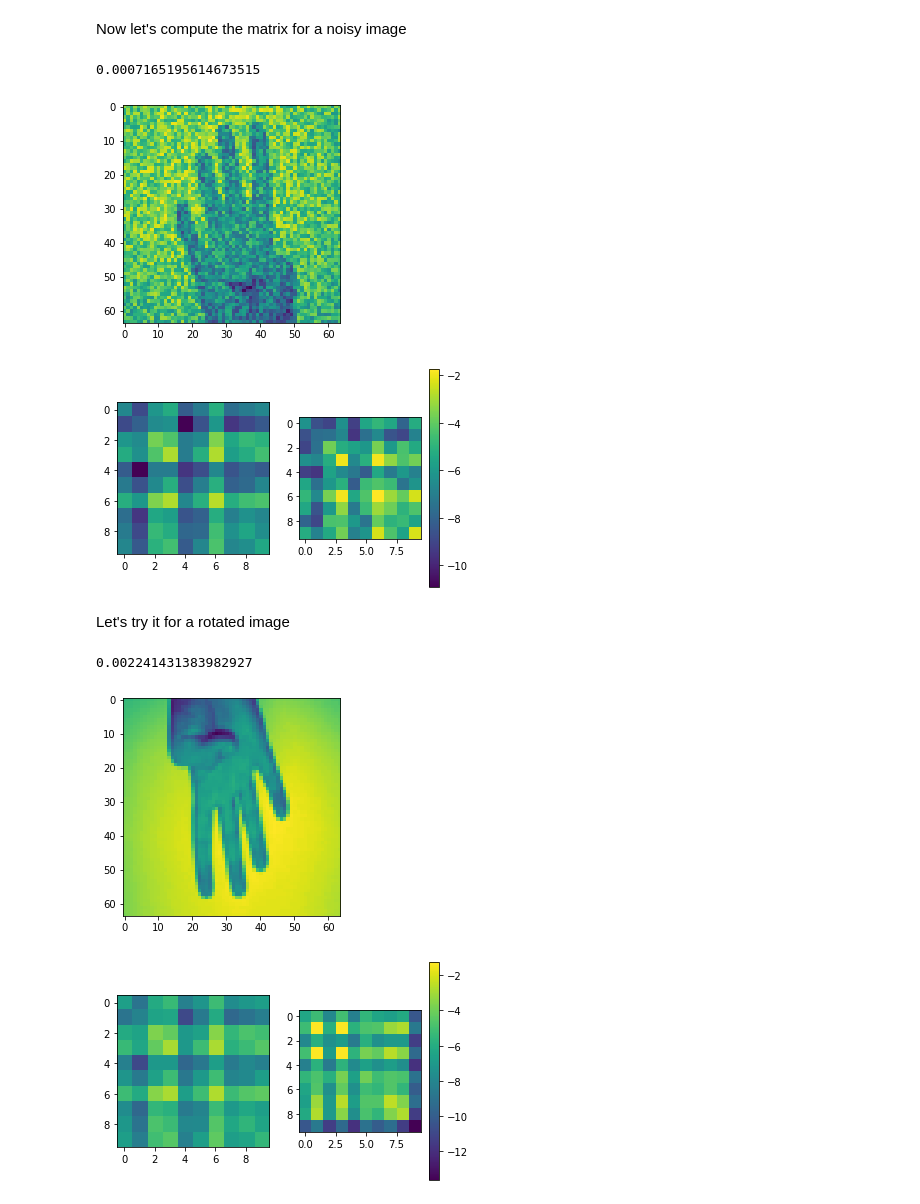
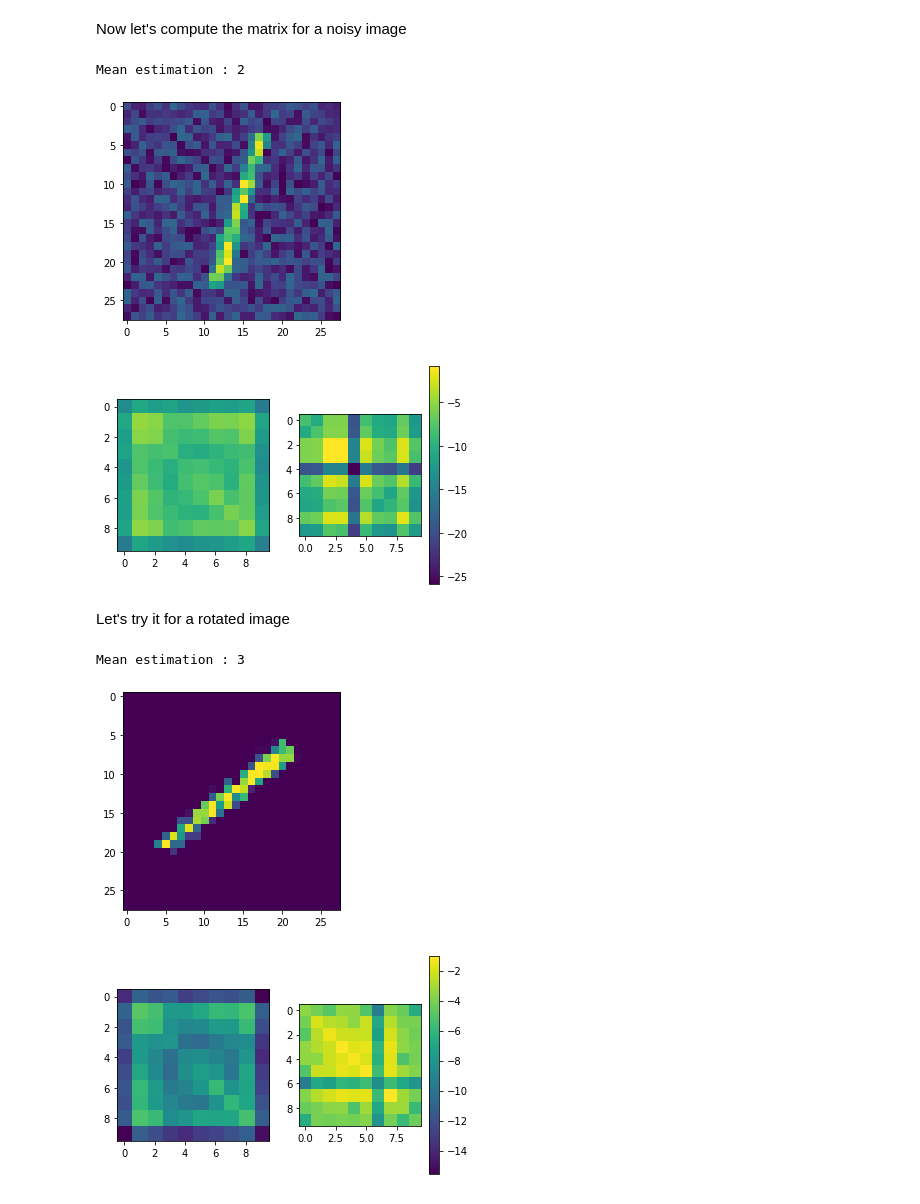
Before and after one commit to cdebeunne/uncertainties_CNN, a Jupyter notebook: Variance_signlanguage.ipynb, the cells around one changed output. Saved outputs shown, nothing was run; the diff lists cells and outputs as text; code cells hidden in the pictures.

Commit message:
improve image rotation

```diff
--- a/Variance_signlanguage.ipynb
+++ b/Variance_signlanguage.ipynb
@@ -67,10 +64,7 @@ class MyNetwork(nn.Module):
 
     # Forward function of the classification model
     def forward(self, input):
-        #x = F.max_pool2d(F.relu(self.conv1(input)),(2,2))
-        #x = F.max_pool2d(F.relu(self.conv2(x)), (2,2))
-        x = input
-        x = torch.reshape(x, (x.shape[0],-1))
+        x = torch.reshape(input, (input.shape[0],-1))
         x = nn.Dropout(0.2)(x)
         x = F.relu(self.fc1(x))
         x = nn.Dropout(0.2)(x)
@@ -167,7 +76,7 @@ The model has allready been trained and is stored on net.py. Let's check if it w
 # %%
 # Load classification model with its weights
 model = MyNetwork()
-model.load_state_dict(torch.load('net.pt'))
+model.load_state_dict(torch.load('netMNIST.pt'))
 model.eval()
 
 # Generate batches of test data
@@ -236,7 +145,7 @@ def monteCarloDropout(img, model, n):
     delta = pred-avg
     mat = np.matmul(delta,delta.transpose())
     cov += mat
-  return cov/n
+  return avg, cov/n
 
 def show_field(field1,field2):
 
@@ -262,10 +171,12 @@ Let's compute the covariance matrix for an image in the training data range
 dataset = ImageDataset(X,Y, train=False)
 
 # select an image in the evaluation se
-i = 10
+i = 2
 img = torch.unsqueeze(testDataSet[i][0],0)
 
-cov0 = np.abs(monteCarloDropout(img,model,300))
+avg0, cov0 = monteCarloDropout(img,model,300)
 numpyImage = img.numpy()
 plt.imshow(numpyImage[0][0])
+class0 =  np.argmax(avg0)
+print("Mean estimation : {}".format(class0))
 # %% [output]
@@ -276,7 +187,7 @@ Now let's compute the matrix for a noisy image
 # %%
 # We generate an unknown image
 sigma = 0.5
-noise = sigma*np.random.rand(64,64)
+noise = sigma*np.random.rand(28,28)
 # randIm = img[0][0].numpy()[::-1,::-1]
 im = img[0][0].numpy() + noise
 noisyTensor = torch.unsqueeze(torch.FloatTensor(im),0)
@@ -284,30 +195,31 @@ noisyTensor = torch.unsqueeze(noisyTensor,0)
 
 # Let's compute the covariance matrix
 plt.imshow(noisyTensor.numpy()[0][0])
-cov1 = np.abs(monteCarloDropout(noisyTensor,model,300))
-print(np.mean(cov1))
+avg1, cov1 = monteCarloDropout(noisyTensor,model,300)
+class1 =  np.argmax(avg1)
+print("Mean estimation : {}".format(class1))
 
-show_field(np.log10(cov0),np.log10(cov1))
+show_field(np.log10(np.abs(cov0)),np.log10(np.abs(cov1)))
 # %% [output]
-0.0007165195614673515
+Mean estimation : 2
-[figure, old version]
+[figure, new version]
-[figure, old version]
+[figure, new version]
 # %% [markdown]
 Let's try it for a rotated image
 # %%
 # let's rotate the image
-rotatedIm = img[0][0].numpy()[::-1,::-1]
-rotatedIm = rotatedIm.copy()
-rotatedTensor = torch.unsqueeze(torch.FloatTensor(rotatedIm),0)
-rotatedTensor = torch.unsqueeze(rotatedTensor,0)
+angle = 145
+rotatedTensor = TF.rotate(img, angle)
+
 
 # Let's compute the covariance matrix
 plt.imshow(rotatedTensor.numpy()[0][0])
-cov2 = np.abs(monteCarloDropout(rotatedTensor,model,300))
-print(np.mean(cov2))
+avg2, cov2 = monteCarloDropout(rotatedTensor,model,300)
+class2 =  np.argmax(avg2)
+print("Mean estimation : {}".format(class2))
 
-show_field(np.log10(cov0),np.log10(cov2))
+show_field(np.log10(np.abs(cov0)),np.log10(np.abs(cov2)))
 # %% [output]
-0.002241431383982927
+Mean estimation : 3
-[figure, old version]
+[figure, new version]
-[figure, old version]
+[figure, new version]
```
Also changed, not shown: parts of 6 cells of this notebook.
